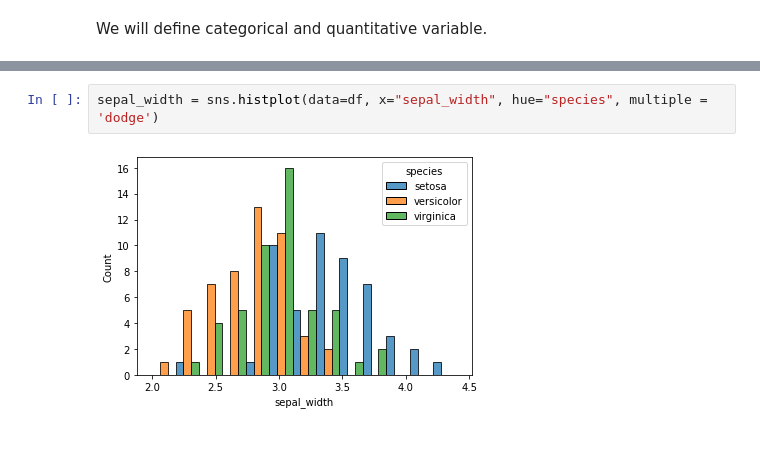
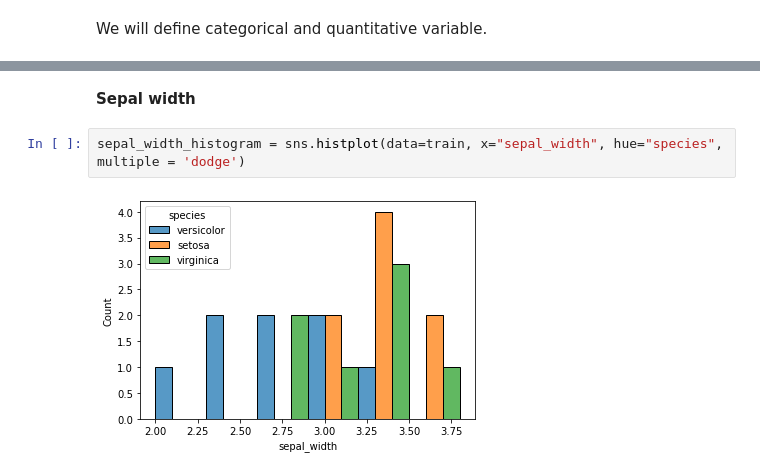
Before and after one commit to malachi-hale/classification-exercises, a Jupyter notebook: classification_exercises.ipynb, the cells around one changed output, grey strips where cells are left out. Saved outputs shown, nothing was run; the diff lists cells and outputs as text; blank space fills up the shorter version.

```diff
--- a/classification_exercises.ipynb
+++ b/classification_exercises.ipynb
@@ -440,4 +459,6 @@ SyntaxError: invalid syntax (<ipython-input-92-8fc04cadd676>, line 1)
+# %% [markdown]
+**Sepal width**
 # %%
-sepal_width = sns.histplot(data=df, x="sepal_width", hue="species", multiple = 'dodge')
+sepal_width_histogram = sns.histplot(data=train, x="sepal_width", hue="species", multiple = 'dodge')
 # %% [output]
-[figure, old version]
+[figure, new version]
```
Also changed, not shown: parts of 22 cells of this notebook, 2 other files.
